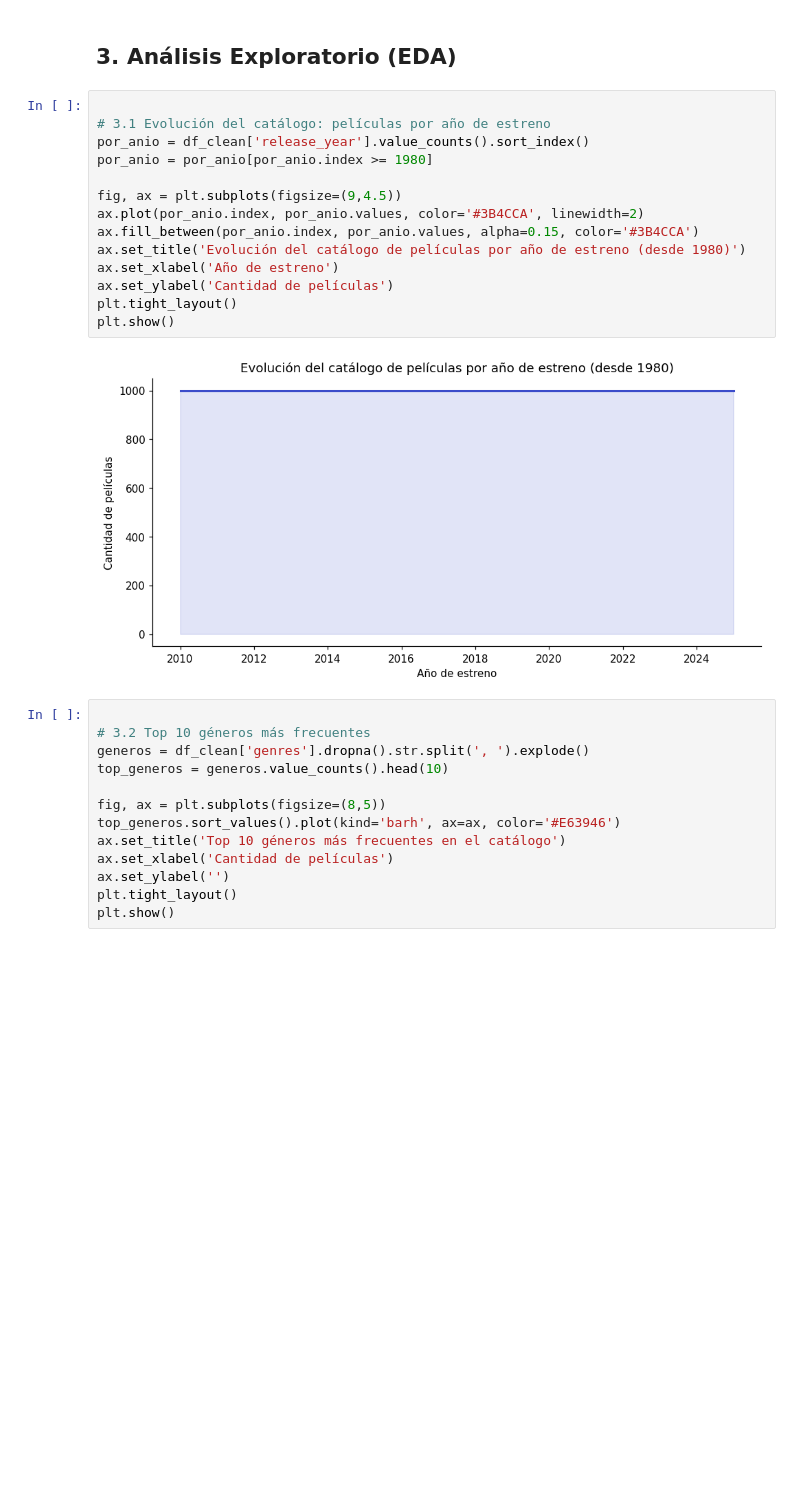
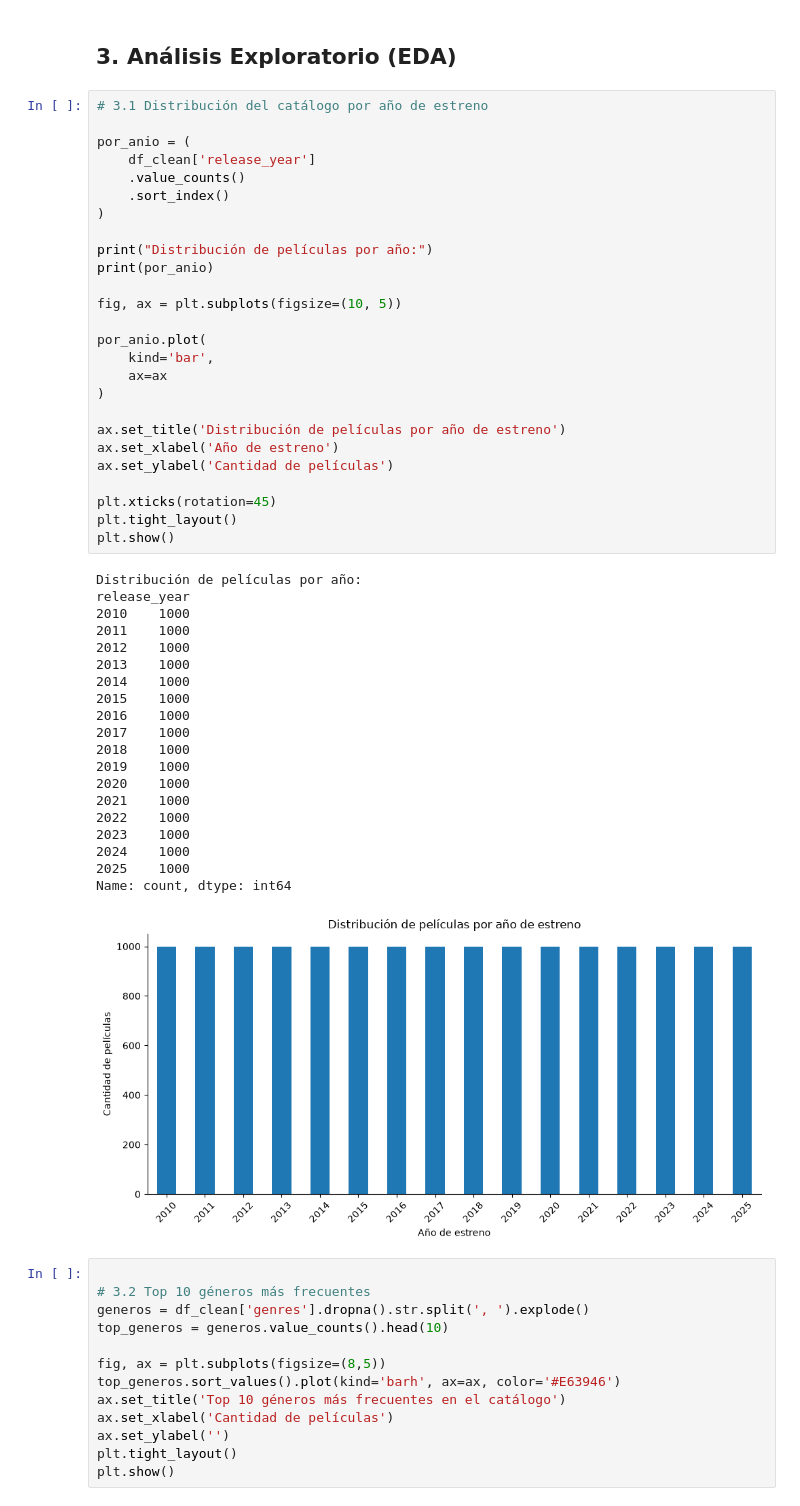
Before and after one commit to BRomanman/netflix-visual, a Jupyter notebook: notebooks/01_EDA_Data_Movies.ipynb, the cells around one changed output. Saved outputs shown, nothing was run; the diff lists cells and outputs as text; blank space fills up the shorter version.

```diff
--- a/notebooks/01_EDA_Data_Movies.ipynb
+++ b/notebooks/01_EDA_Data_Movies.ipynb
@@ -231,21 +248,52 @@ OSError: Cannot save file into a non-existent directory: '\home\claude\project\d
 # %% [markdown]
 ## 3. Análisis Exploratorio (EDA)
 # %%
+# 3.1 Distribución del catálogo por año de estreno
 
-# 3.1 Evolución del catálogo: películas por año de estreno
-por_anio = df_clean['release_year'].value_counts().sort_index()
-por_anio = por_anio[por_anio.index >= 1980]
+por_anio = (
+    df_clean['release_year']
+    .value_counts()
+    .sort_index()
+)
 
-fig, ax = plt.subplots(figsize=(9,4.5))
-ax.plot(por_anio.index, por_anio.values, color='#3B4CCA', linewidth=2)
-ax.fill_between(por_anio.index, por_anio.values, alpha=0.15, color='#3B4CCA')
-ax.set_title('Evolución del catálogo de películas por año de estreno (desde 1980)')
+print("Distribución de películas por año:")
+print(por_anio)
+
+fig, ax = plt.subplots(figsize=(10, 5))
+
+por_anio.plot(
+    kind='bar',
+    ax=ax
+)
+
+ax.set_title('Distribución de películas por año de estreno')
 ax.set_xlabel('Año de estreno')
 ax.set_ylabel('Cantidad de películas')
+
+plt.xticks(rotation=45)
 plt.tight_layout()
 plt.show()
 # %% [output]
+Distribución de películas por año:
+release_year
+2010    1000
+2011    1000
+2012    1000
+2013    1000
+2014    1000
+2015    1000
+2016    1000
+2017    1000
+2018    1000
+2019    1000
+2020    1000
+2021    1000
+2022    1000
+2023    1000
+2024    1000
+2025    1000
+Name: count, dtype: int64
-[figure, old version]
+[figure, new version]
 # %%
 
 # 3.2 Top 10 géneros más frecuentes
```
Also changed, not shown: parts of 7 cells of this notebook.
